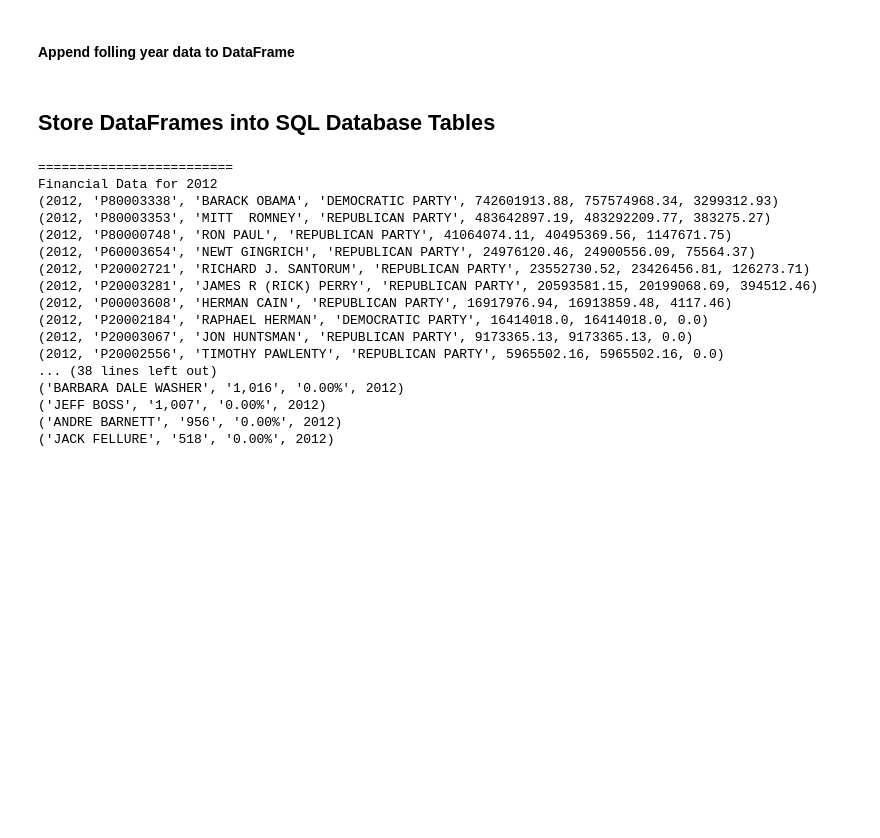
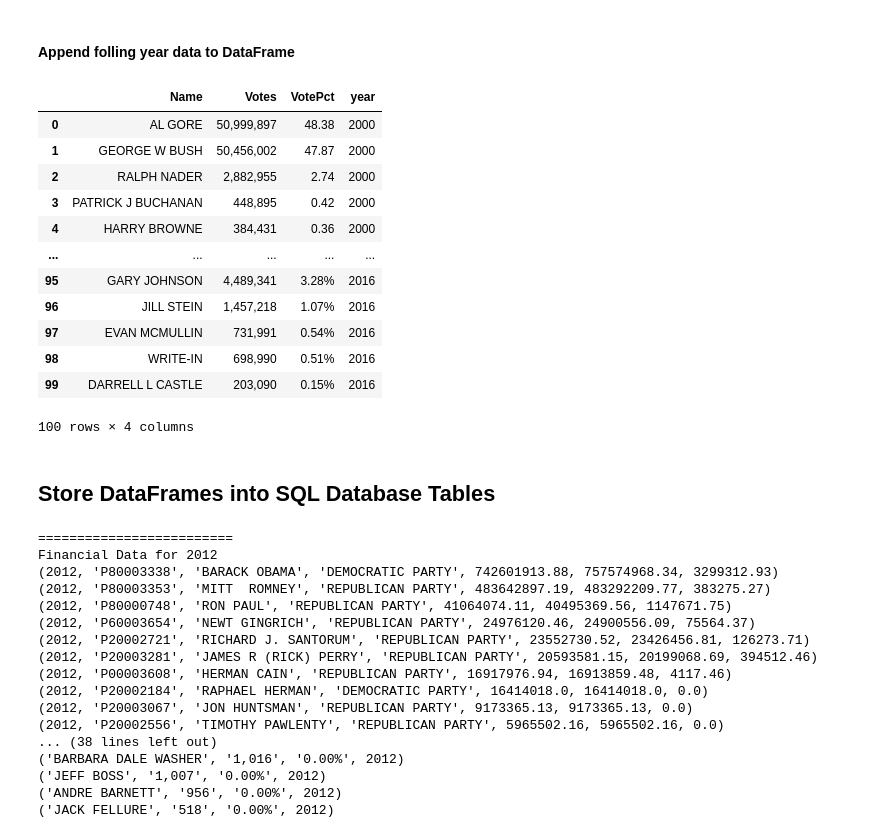
Before and after one commit to jrhoads1004/ETL_project, a Jupyter notebook: MainNotebook.ipynb, the cells around one changed output. Saved outputs shown, nothing was run; the diff lists cells and outputs as text; code cells hidden in the pictures; blank space fills up the shorter version.

```diff
--- a/MainNotebook.ipynb
+++ b/MainNotebook.ipynb
@@ -129,28 +149,43 @@ election_df.head()
 # %%
 for yr in range(year + 4, 2017, 4):
     path = os.path.join("Resources", f"{yr}_PopularVote.csv")
     temp_df = pd.read_csv(path, encoding="ISO-8859-1")
     if yr == 2004: #2004 data is formatted differently
         temp_df = temp_df.rename(columns = {
             "Candidate": "name"
         })
         temp_df = temp_df[["name", "Popular Vote Total", "Percent of Popular Vote"]]
         temp_df = temp_df.dropna()
         temp_df["name"] = temp_df["name"].apply(conv_name)
         temp_df["year"] = yr
-        election_df = election_df.append(temp_df)
+        election_df = election_df.append(temp_df, ignore_index=True)
+
     else:
         temp_df = temp_df.rename(columns = {
             "Candidate (Party Label)": "name"
         })
         temp_df = temp_df[["name", "Popular Vote Total", "Percent of Popular Vote"]]
         temp_df = temp_df.dropna()
         temp_df["name"] = temp_df["name"].apply(conv_name)
         temp_df["year"] = yr
-        election_df = election_df.append(temp_df)
+        election_df = election_df.append(temp_df, ignore_index=True)
+        election_df = election_df.dropna()
 
-election_df = election_df.rename(columns = {
-    "name": "Name",
-    "Popular Vote Total": "Votes",
-    "Percent of Popular Vote": "VotePct"
-})
+election_df = election_df.rename(columns = {"name": "Name", "Popular Vote Total": "Votes", "Percent of Popular Vote": "VotePct"})
+
+df = pd.DataFrame(election_df)
+df.head(100)
+# %% [output]
+|  | Name | Votes | VotePct | year |
+| 0 | AL GORE | 50,999,897 | 48.38 | 2000 |
+| 1 | GEORGE W BUSH | 50,456,002 | 47.87 | 2000 |
+| 2 | RALPH NADER | 2,882,955 | 2.74 | 2000 |
+| 3 | PATRICK J BUCHANAN | 448,895 | 0.42 | 2000 |
+| 4 | HARRY BROWNE | 384,431 | 0.36 | 2000 |
+| ... | ... | ... | ... | ... |
+| 95 | GARY JOHNSON | 4,489,341 | 3.28% | 2016 |
+| 96 | JILL STEIN | 1,457,218 | 1.07% | 2016 |
+| 97 | EVAN MCMULLIN | 731,991 | 0.54% | 2016 |
+| 98 | WRITE-IN | 698,990 | 0.51% | 2016 |
+| 99 | DARRELL L CASTLE | 203,090 | 0.15% | 2016 |
+100 rows × 4 columns
```
Also changed, not shown: parts of 6 cells of this notebook.
